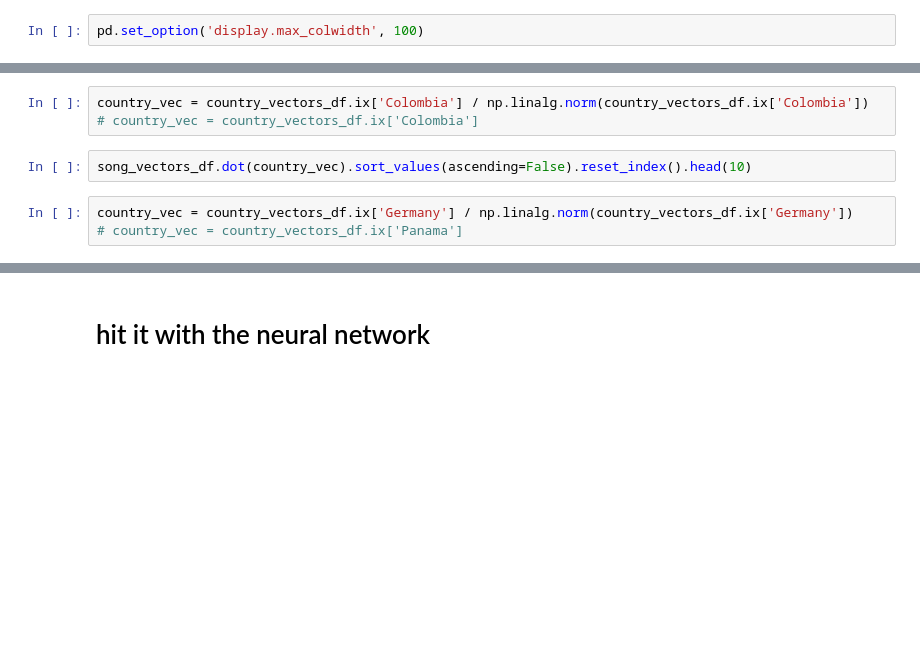
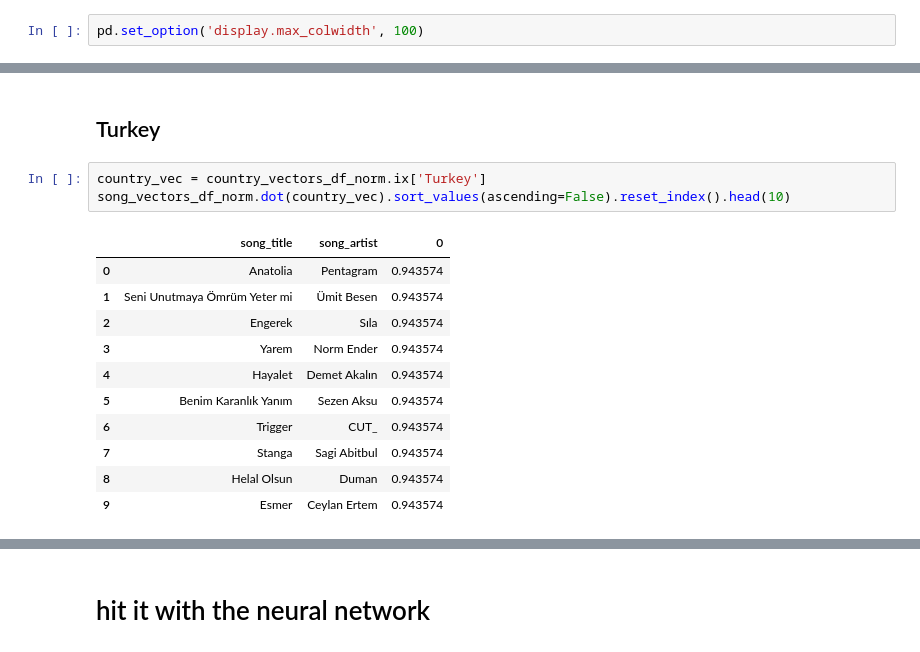
Before and after one commit to cavaunpeu/dotify, a Jupyter notebook: notebooks/neural_implicit_mf.ipynb, the cells around one changed output, grey strips where cells are left out. Cells and saved outputs as stored; diff of their text form; blank space fills up the shorter version.

```diff
--- a/notebooks/neural_implicit_mf.ipynb
+++ b/notebooks/neural_implicit_mf.ipynb
@@ -455,8 +490,17 @@ song_vectors_df.dot(country_vec).sort_values(ascending=False).reset_index().head
-# %%
-country_vec = country_vectors_df.ix['Colombia'] / np.linalg.norm(country_vectors_df.ix['Colombia'])
-# country_vec = country_vectors_df.ix['Colombia']
+# %% [markdown]
+## Turkey
 # %%
-song_vectors_df.dot(country_vec).sort_values(ascending=False).reset_index().head(10)
+country_vec = country_vectors_df_norm.ix['Turkey']
+song_vectors_df_norm.dot(country_vec).sort_values(ascending=False).reset_index().head(10)
+# %% [output]
+|  | song_title | song_artist | 0 |
+| 0 | Anatolia | Pentagram | 0.943574 |
+| 1 | Seni Unutmaya Ömrüm Yeter mi | Ümit Besen | 0.943574 |
+| 2 | Engerek | Sıla | 0.943574 |
+| 3 | Yarem | Norm Ender | 0.943574 |
+| 4 | Hayalet | Demet Akalın | 0.943574 |
+| 5 | Benim Karanlık Yanım | Sezen Aksu | 0.943574 |
+| 6 | Trigger | CUT_ | 0.943574 |
+| 7 | Stanga | Sagi Abitbul | 0.943574 |
+| 8 | Helal Olsun | Duman | 0.943574 |
+| 9 | Esmer | Ceylan Ertem | 0.943574 |
-# %%
-country_vec = country_vectors_df.ix['Germany'] / np.linalg.norm(country_vectors_df.ix['Germany'])
-# country_vec = country_vectors_df.ix['Panama']
```
Also changed, not shown: parts of 16 cells of this notebook.
